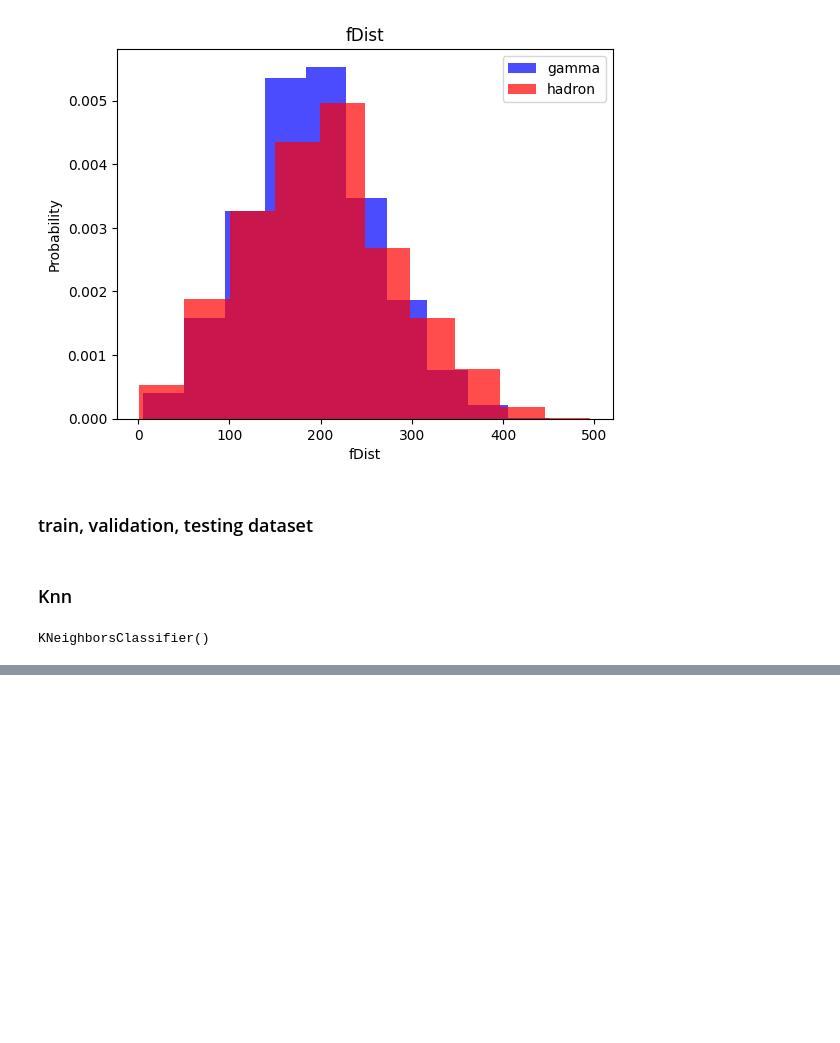
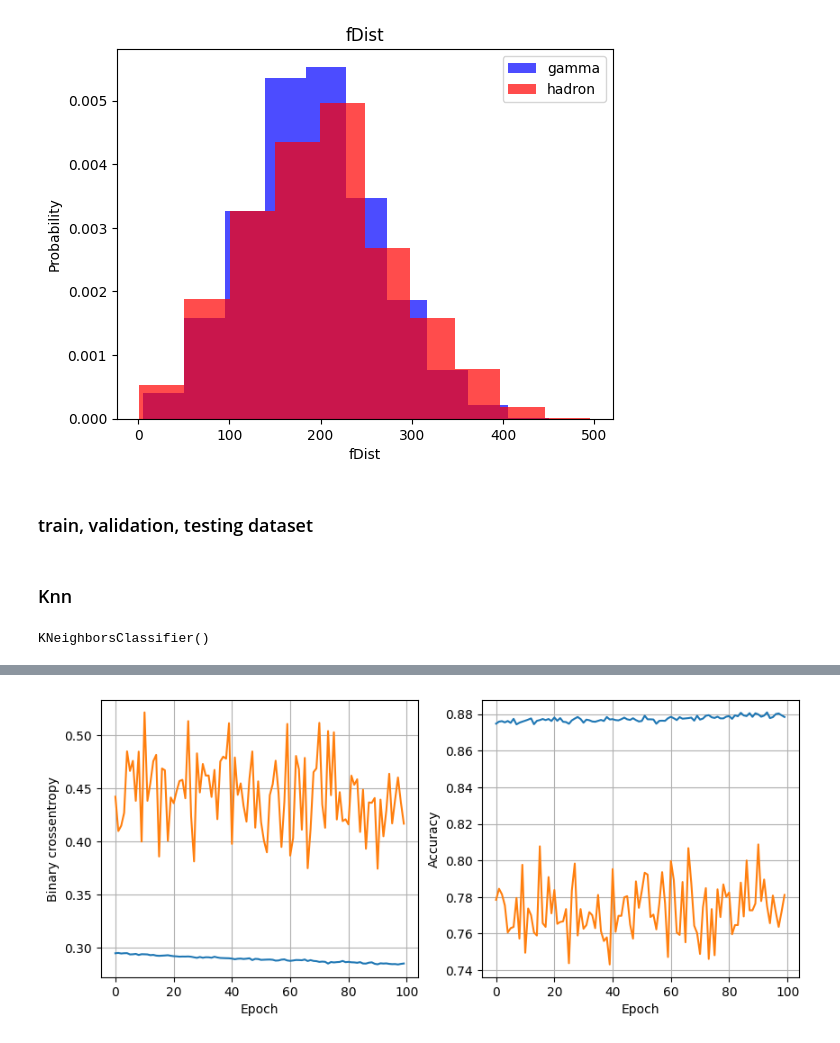
Before and after one commit to dindadinho93/Python-Exercise, a Jupyter notebook: ml_magic.ipynb, the cells around one changed output, grey strips where cells are left out. Drawn from its saved outputs; the diff is of its cells as text; code cells hidden in the pictures; blank space fills up the shorter version.

```diff
--- a/ml_magic.ipynb
+++ b/ml_magic.ipynb
@@ -101,0 +146,3 @@ Naive Bayes
+# %%
+svm_model = SVC()
+svm_model.fit(X_train, y_train)
@@ -101,0 +201,15 @@ Naive Bayes
+# %%
+least_val_loss = float('inf')
+least_loss_model = None
+epochs=100
+for num_nodes in [16, 32, 64]:
+  for dropout_prob in[0, 0.2]:
+    for lr in [0.01, 0.005, 0.001]:
+      for batch_size in [32, 64, 128]:
+        print(f"{num_nodes} nodes, dropout {dropout_prob}, lr {lr}, batch size {batch_size}")
+        #model, history = train_model(X_train, y_train, num_nodes, dropout_prob, lr, batch_size, epochs)
+        # plot_history(history)
+        #val_loss = model.evaluate(X_valid, y_valid)[0]
+        #if val_loss < least_val_loss:
+          #least_val_loss = val_loss
+          #least_loss_model = model
@@ -101,0 +219,9 @@ Naive Bayes
+# %%
+nn_model = tf.keras.Sequential([
+      Dense(num_nodes, activation='relu', input_shape=(10,)),
+      Dropout(dropout_prob),
+      Dense(num_nodes, activation='relu'),
+      Dropout(dropout_prob),
+      Dense(1, activation='sigmoid')
+  ])
+nn_model.summary()
@@ -101,0 +248,6 @@ Naive Bayes
+# %%
+nn_model.compile(optimizer=tf.keras.optimizers.Adam(), loss='binary_crossentropy',
+                  metrics=['accuracy'])
+history = nn_model.fit(
+    X_train, y_train, epochs=epochs, batch_size=batch_size, validation_split=0.2, verbose=1
+  )
@@ -101,0 +288,4 @@ Naive Bayes
+# %%
+plot_history(history)
+# %% [output]
+[figure, added]
```
Also changed, not shown: parts of 23 cells of this notebook.
